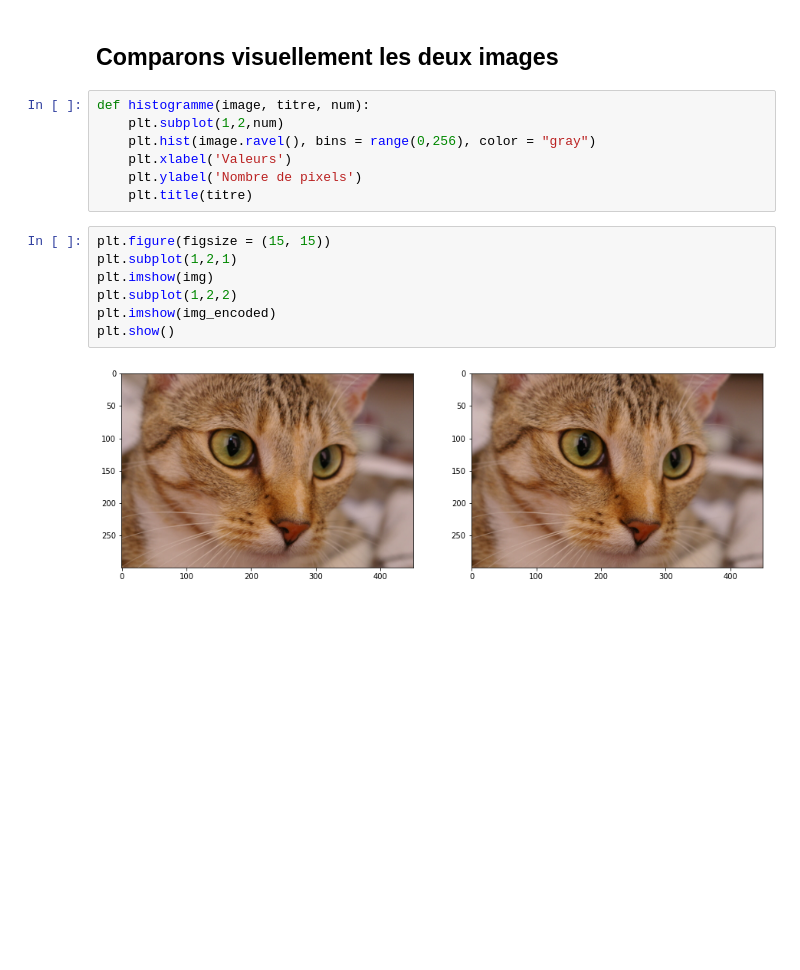
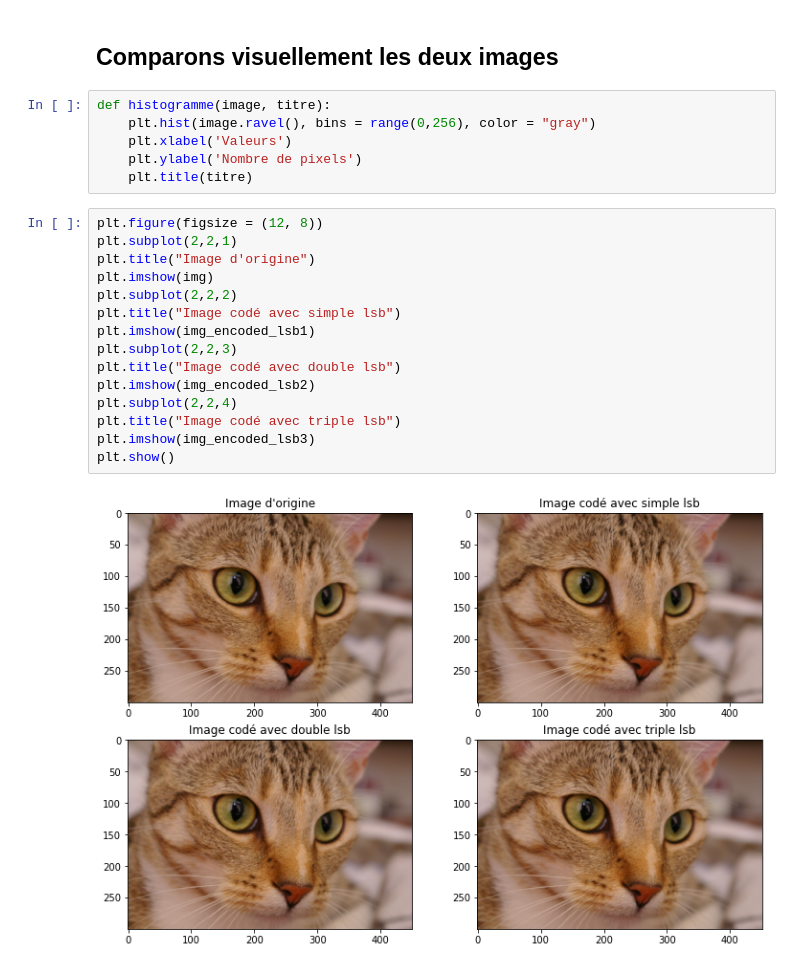
Before and after one commit to lisacsn/Steganographie, a Jupyter notebook: Stegano.ipynb, the cells around one changed output. Cells and saved outputs as stored; diff of their text form; blank space fills up the shorter version.

```diff
--- a/Stegano.ipynb
+++ b/Stegano.ipynb
@@ -178,19 +214,26 @@ L'emploi du cannabis pour un usage thérapeutique suscite toujours bien des pol
 # %% [markdown]
 ## Comparons visuellement les deux images
 # %%
-def histogramme(image, titre, num):
-    plt.subplot(1,2,num)
+def histogramme(image, titre):
     plt.hist(image.ravel(), bins = range(0,256), color = "gray")
     plt.xlabel('Valeurs')
     plt.ylabel('Nombre de pixels')
     plt.title(titre)
-# %%
-plt.figure(figsize = (15, 15))
-plt.subplot(1,2,1)
-plt.imshow(img)
-plt.subplot(1,2,2)
-plt.imshow(img_encoded)
-plt.show()
-# %% [output]
-[figure, removed]
+# %%
+plt.figure(figsize = (12, 8))
+plt.subplot(2,2,1)
+plt.title("Image d'origine")
+plt.imshow(img)
+plt.subplot(2,2,2)
+plt.title("Image codé avec simple lsb")
+plt.imshow(img_encoded_lsb1)
+plt.subplot(2,2,3)
+plt.title("Image codé avec double lsb")
+plt.imshow(img_encoded_lsb2)
+plt.subplot(2,2,4)
+plt.title("Image codé avec triple lsb")
+plt.imshow(img_encoded_lsb3)
+plt.show()
+# %% [output]
+[figure, added]
 # %%
```
Also changed, not shown: parts of 25 cells of this notebook.
